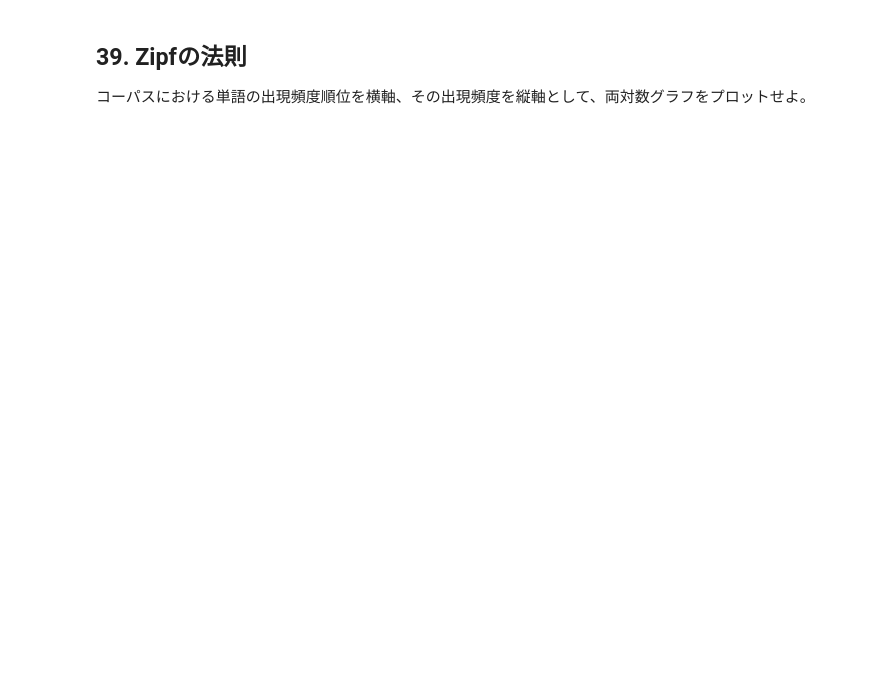
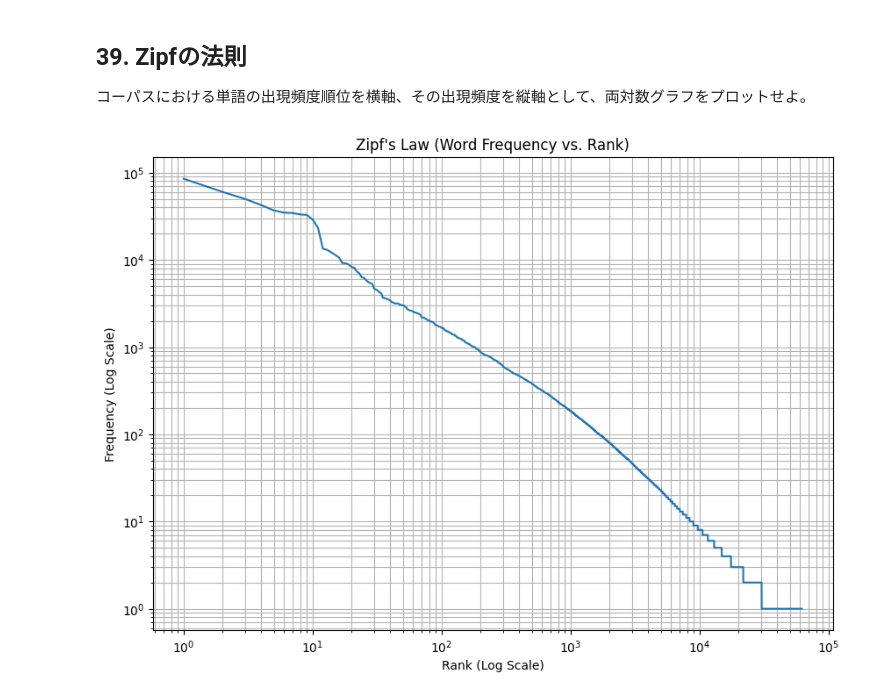
Before and after one commit to hotaru0318-ux/2025, a Jupyter notebook: ja/ch04.ipynb, the cells around one changed output. Saved outputs shown, nothing was run; the diff lists cells and outputs as text; code cells hidden in the pictures; blank space fills up the shorter version.

```diff
--- a/ja/ch04.ipynb
+++ b/ja/ch04.ipynb
@@ -236,0 +285,24 @@ while node:
+# %%
+def remove_internal_links(text):
+  # [[記事名]] または [[記事名|表示文字]]、[[:en:記事名]]、[[:en:記事名|表示文字]]など
+  # (?:[^:\]\|]*?:)? : オプションのインターウィキリンク（例: :en:）
+  # (?:[^\|\]]*?\|)? : オプションのリンク先記事名（例: スターリング・ポンド|）
+  # ([^\|\]]+?) : 表示文字（または記事名）
+  text = re.sub(r"\[\[(?:[^:\]\|]*?:)?(?:[^\|\]]*?\|)?([^\|\]]+?)\]\]", r"\1", text)
+  return text
+# %%
+def remove_mediawiki_markups(text):
+  # <ref>...</ref> と <ref name="...">...</ref> を除去
+  text = re.sub(r"<ref[^>]*?>.*?</ref>", "", text)
+  text = re.sub(r"<ref[^>]*?/>", "", text)
+  # {{...}}を除去
+  while True:
+      # 外側の最も内側の {{...}} を見つけて除去
+      new_text = re.sub(r"\{\{[^\{\}]*?\}\}", "", text)
+      if new_text == text:
+          break
+      text = new_text
+  # <br /> などのHTMLタグを除去
+  text = re.sub(r"<br\s*/>", "", text)
+  text = re.sub(r"<[^>]*>", "", text) # 他のHTMLタグも除去
+  return text
@@ -243,3 +488,21 @@ while node:
 # %% [markdown]
 ## 39. Zipfの法則
 コーパスにおける単語の出現頻度順位を横軸、その出現頻度を縦軸として、両対数グラフをプロットせよ。
+# %%
+import matplotlib.pyplot as plt
+
+freq_list = sorted(word_counts.values(), reverse=True)
+
+ranks = range(1, len(freq_list) + 1)
+frequencies = freq_list
+
+plt.figure(figsize=(10, 7))
+plt.loglog(ranks, frequencies, linestyle='-', marker='None')
+
+plt.title('Zipf\'s Law (Word Frequency vs. Rank)')
+plt.xlabel('Rank (Log Scale)')
+plt.ylabel('Frequency (Log Scale)')
+plt.grid(True, which="both", ls="-", color='0.7')
+plt.show()
+# %% [output]
+[figure, added]
```
Also changed, not shown: parts of 14 cells of this notebook.
